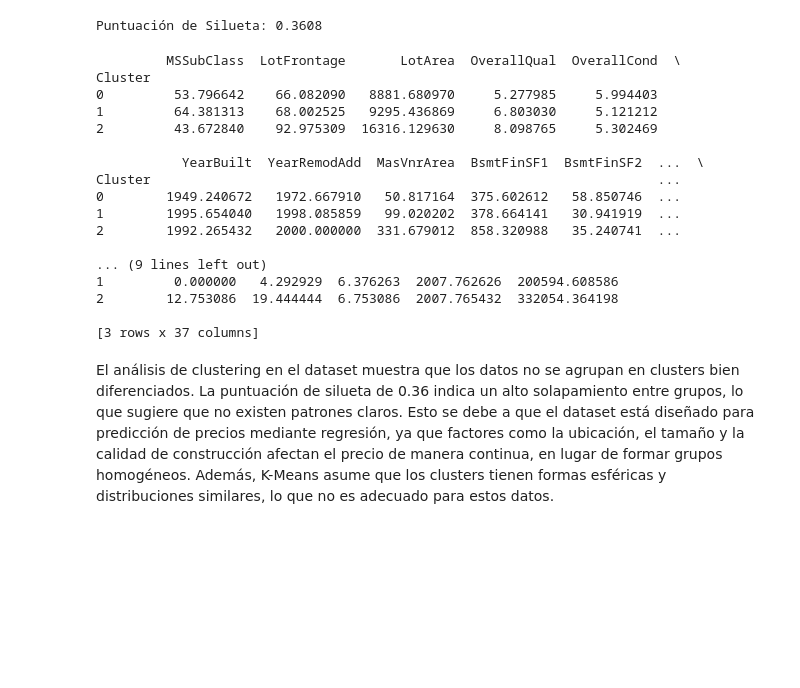
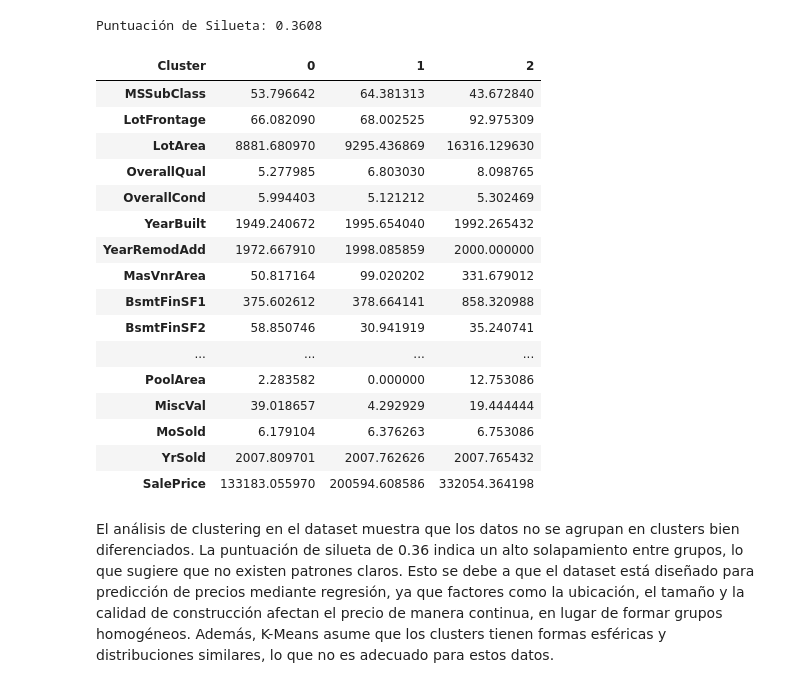
Before and after one commit to DanielRasho/MD-Proyecto2, a Jupyter notebook: main.ipynb, the cells around one changed output. Drawn from its saved outputs; the diff is of its cells as text; code cells hidden in the pictures; blank space fills up the shorter version.

```diff
--- a/main.ipynb
+++ b/main.ipynb
@@ -343,25 +351,25 @@ print(f"Puntuación de Silueta: {silhouette_avg:.4f}")
 Puntuación de Silueta: 0.3608
 # %%
 cluster_summary = df_numeric.groupby("Cluster").mean()
-print(cluster_summary)
+cluster_summary.T
 # %% [output]
-         MSSubClass  LotFrontage       LotArea  OverallQual  OverallCond  \
-Cluster
-0         53.796642    66.082090   8881.680970     5.277985     5.994403
-1         64.381313    68.002525   9295.436869     6.803030     5.121212
-2         43.672840    92.975309  16316.129630     8.098765     5.302469
-
-           YearBuilt  YearRemodAdd  MasVnrArea  BsmtFinSF1  BsmtFinSF2  ...  \
-Cluster                                                                 ...
-0        1949.240672   1972.667910   50.817164  375.602612   58.850746  ...
-1        1995.654040   1998.085859   99.020202  378.664141   30.941919  ...
-2        1992.265432   2000.000000  331.679012  858.320988   35.240741  ...
-
-... (9 lines left out)
-1         0.000000   4.292929  6.376263  2007.762626  200594.608586
-2        12.753086  19.444444  6.753086  2007.765432  332054.364198
-
-[3 rows x 37 columns]
+| Cluster | 0 | 1 | 2 |
+| MSSubClass | 53.796642 | 64.381313 | 43.672840 |
+| LotFrontage | 66.082090 | 68.002525 | 92.975309 |
+| LotArea | 8881.680970 | 9295.436869 | 16316.129630 |
+| OverallQual | 5.277985 | 6.803030 | 8.098765 |
+| OverallCond | 5.994403 | 5.121212 | 5.302469 |
+| YearBuilt | 1949.240672 | 1995.654040 | 1992.265432 |
+| YearRemodAdd | 1972.667910 | 1998.085859 | 2000.000000 |
+| MasVnrArea | 50.817164 | 99.020202 | 331.679012 |
+| BsmtFinSF1 | 375.602612 | 378.664141 | 858.320988 |
+| BsmtFinSF2 | 58.850746 | 30.941919 | 35.240741 |
+| ... | ... | ... | ... |
+| PoolArea | 2.283582 | 0.000000 | 12.753086 |
+| MiscVal | 39.018657 | 4.292929 | 19.444444 |
+| MoSold | 6.179104 | 6.376263 | 6.753086 |
+| YrSold | 2007.809701 | 2007.762626 | 2007.765432 |
+| SalePrice | 133183.055970 | 200594.608586 | 332054.364198 |
 # %% [markdown]
 El análisis de clustering en el dataset muestra que los datos no se agrupan en clusters bien diferenciados. La puntuación de silueta de 0.36 indica un alto solapamiento entre grupos, lo que sugiere que no existen patrones claros. Esto se debe a que el dataset está diseñado para predicción de precios mediante regresión, ya que factores como la ubicación, el tamaño y la calidad de construcción afectan el precio de manera continua, en lugar de formar grupos homogéneos. Además, K-Means asume que los clusters tienen formas esféricas y distribuciones similares, lo que no es adecuado para estos datos.
 # %% [markdown]
```
Also changed, not shown: parts of 26 cells of this notebook.
